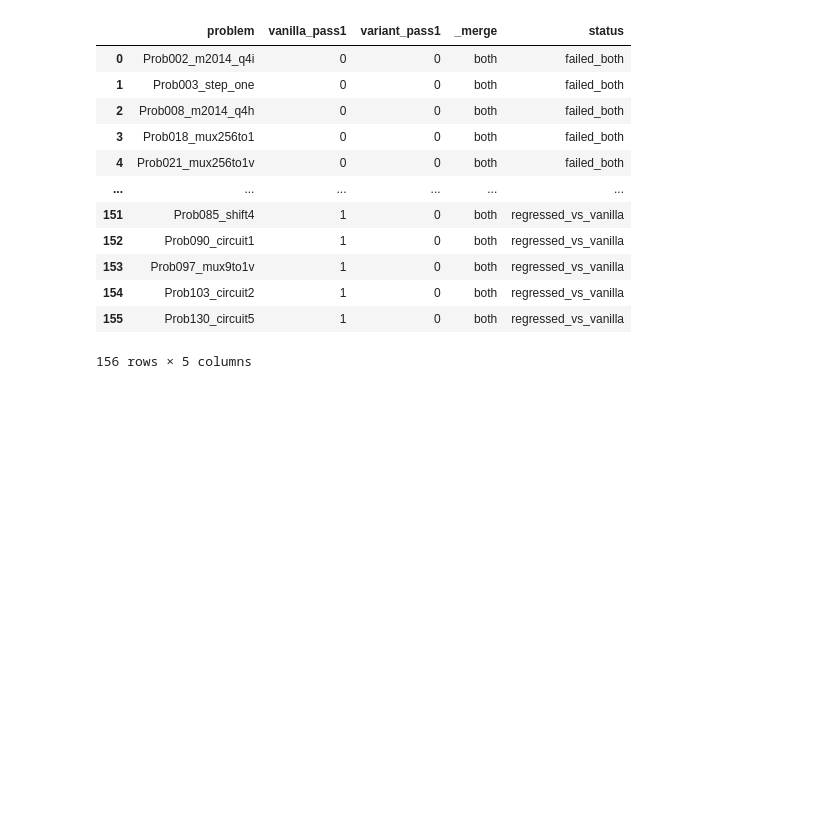
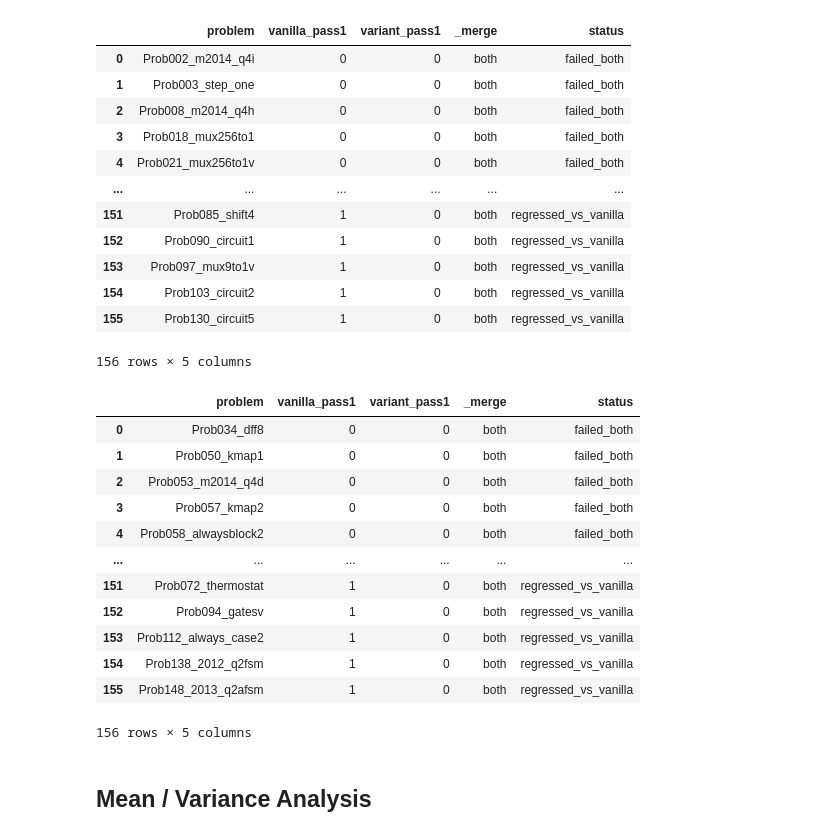
Before and after one commit to ma-carrillo/rag-for-verilog-gen, a Jupyter notebook: res_analysis.ipynb, the cells around one changed output. Saved outputs shown, nothing was run; the diff lists cells and outputs as text; code cells hidden in the pictures; blank space fills up the shorter version.

```diff
--- a/res_analysis.ipynb
+++ b/res_analysis.ipynb
@@ -618,3 +672,21 @@ Showing example detailed comparison for: ('gpt35', 'vector-k0')
 | 154 | Prob103_circuit2 | 1 | 0 | both | regressed_vs_vanilla |
 | 155 | Prob130_circuit5 | 1 | 0 | both | regressed_vs_vanilla |
 156 rows × 5 columns
+# %%
+detailed_results[("gpt4", "vector-k2")]
+# %% [output]
+|  | problem | vanilla_pass1 | variant_pass1 | _merge | status |
+| 0 | Prob034_dff8 | 0 | 0 | both | failed_both |
+| 1 | Prob050_kmap1 | 0 | 0 | both | failed_both |
+| 2 | Prob053_m2014_q4d | 0 | 0 | both | failed_both |
+| 3 | Prob057_kmap2 | 0 | 0 | both | failed_both |
+| 4 | Prob058_alwaysblock2 | 0 | 0 | both | failed_both |
+| ... | ... | ... | ... | ... | ... |
+| 151 | Prob072_thermostat | 1 | 0 | both | regressed_vs_vanilla |
+| 152 | Prob094_gatesv | 1 | 0 | both | regressed_vs_vanilla |
+| 153 | Prob112_always_case2 | 1 | 0 | both | regressed_vs_vanilla |
+| 154 | Prob138_2012_q2fsm | 1 | 0 | both | regressed_vs_vanilla |
+| 155 | Prob148_2013_q2afsm | 1 | 0 | both | regressed_vs_vanilla |
+156 rows × 5 columns
+# %% [markdown]
+## Mean / Variance Analysis
```
Also changed, not shown: parts of 2 cells of this notebook, 20 other files.
